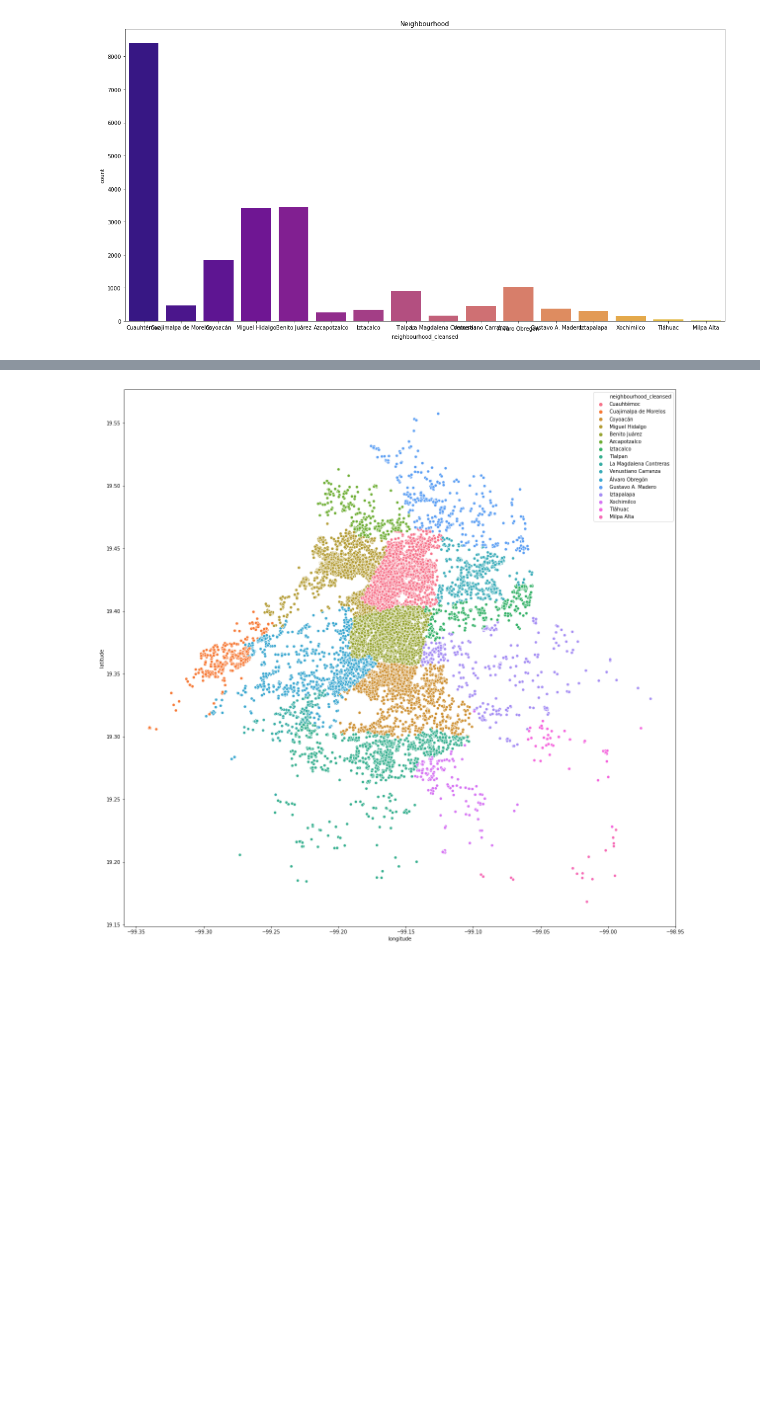
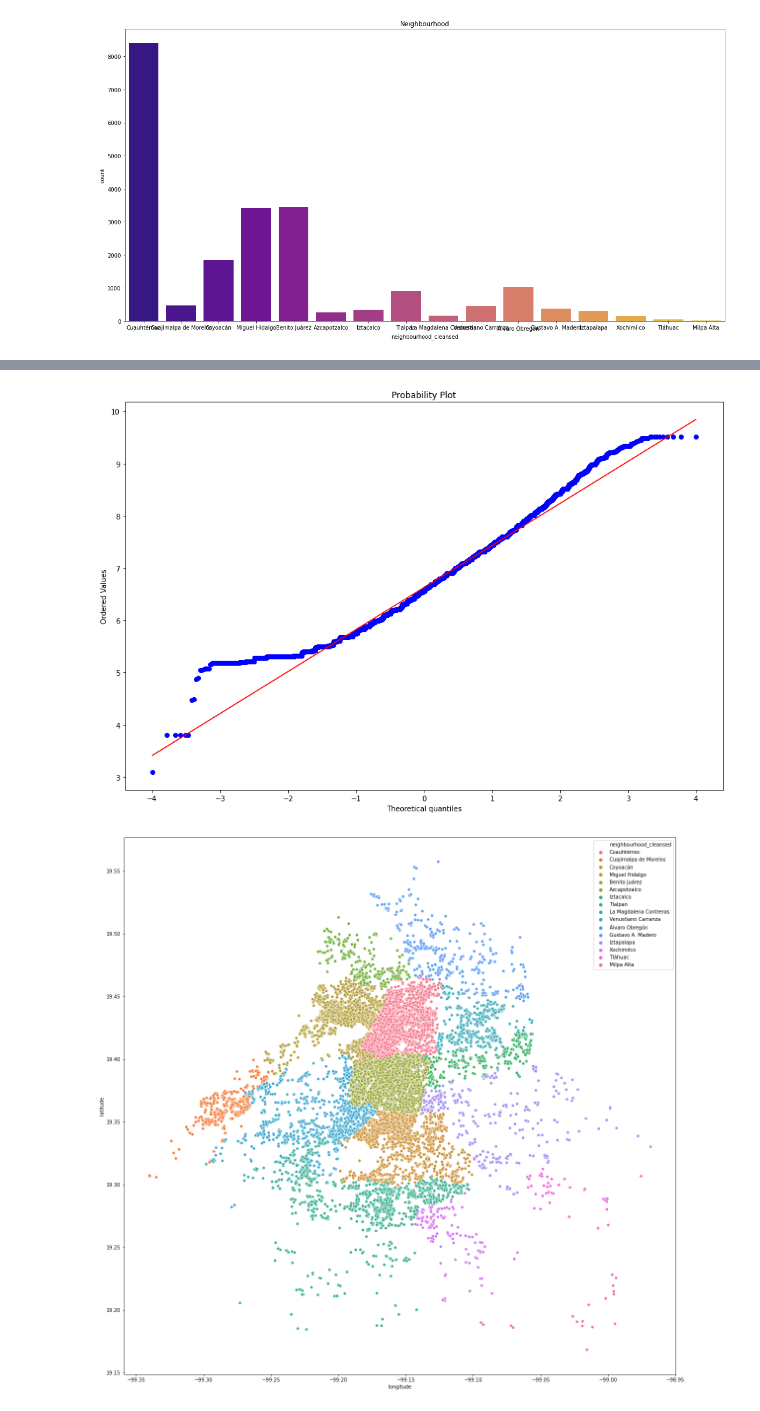
Before and after one commit to prope-2020-gh-classroom/practica-final-por-equipos-verano-2020-itam-EddOselotl, a Jupyter notebook: CorrelatePrice.ipynb, the cells around one changed output, grey strips where cells are left out. Cells and saved outputs as stored; diff of their text form; code cells hidden in the pictures; blank space fills up the shorter version.

```diff
--- a/CorrelatePrice.ipynb
+++ b/CorrelatePrice.ipynb
@@ -98,3 +123,9 @@ Text(0.5, 1.0, 'Neighbourhood')
+# %%
+plt.figure(figsize=(15,10))
+stats.probplot(df["price_log"], plot=plt)
+plt.show()
+# %% [output]
+[figure, added]
 # %%
 plt.figure(figsize=(20,20))
 sns.scatterplot(df.longitude,df.latitude,hue=df.neighbourhood_cleansed)
```
Also changed, not shown: parts of 6 cells of this notebook.
